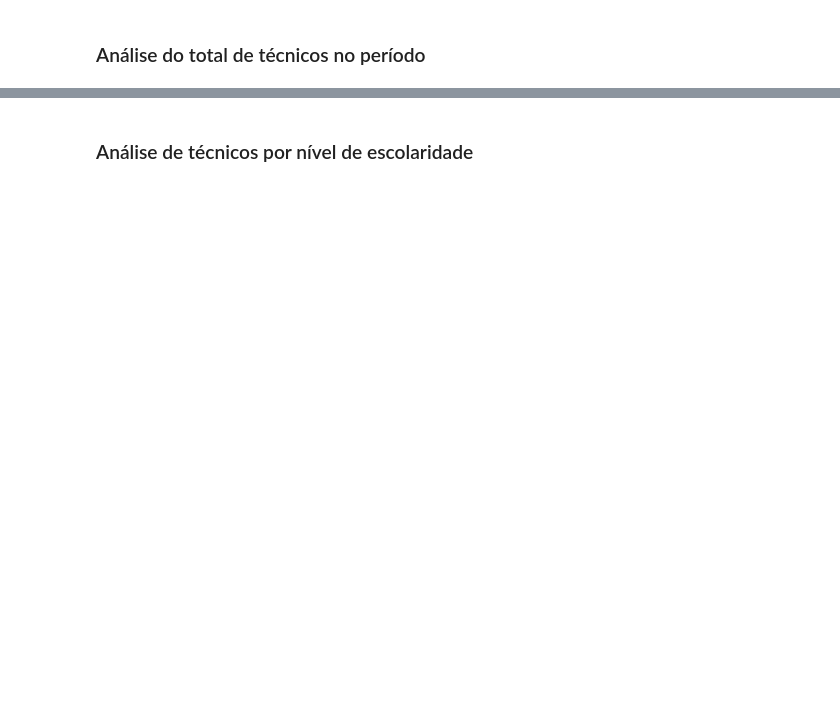
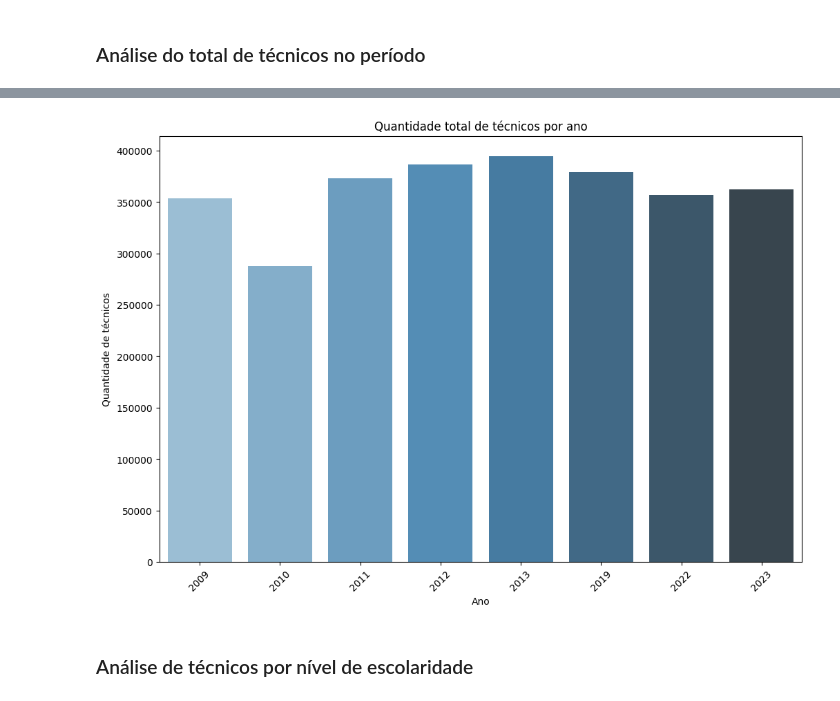
Before and after one commit to iamandamedeiros/analise-de-dados, a Jupyter notebook: Trabalho2_AnalisedeDados.ipynb, the cells around one changed output, grey strips where cells are left out. Cells and saved outputs as stored; diff of their text form; code cells hidden in the pictures; blank space fills up the shorter version.

```diff
--- a/Trabalho2_AnalisedeDados.ipynb
+++ b/Trabalho2_AnalisedeDados.ipynb
@@ -202,3 +225,13 @@ Desvio padrão do número de técnicos: 290.04
+# %%
+plt.figure(figsize=(12, 8))
+sns.barplot(data=tecnicos_por_ano, x='ano', y='quantidade_tecnicos', palette='Blues_d')
+plt.title('Quantidade total de técnicos por ano')
+plt.xlabel('Ano')
+plt.ylabel('Quantidade de técnicos')
+plt.xticks(rotation=45)
+plt.show()
+# %% [output]
+[figure, added]
 # %% [markdown]
 ### Análise de técnicos por nível de escolaridade
 # %%
```
Also changed, not shown: parts of 22 cells of this notebook.
